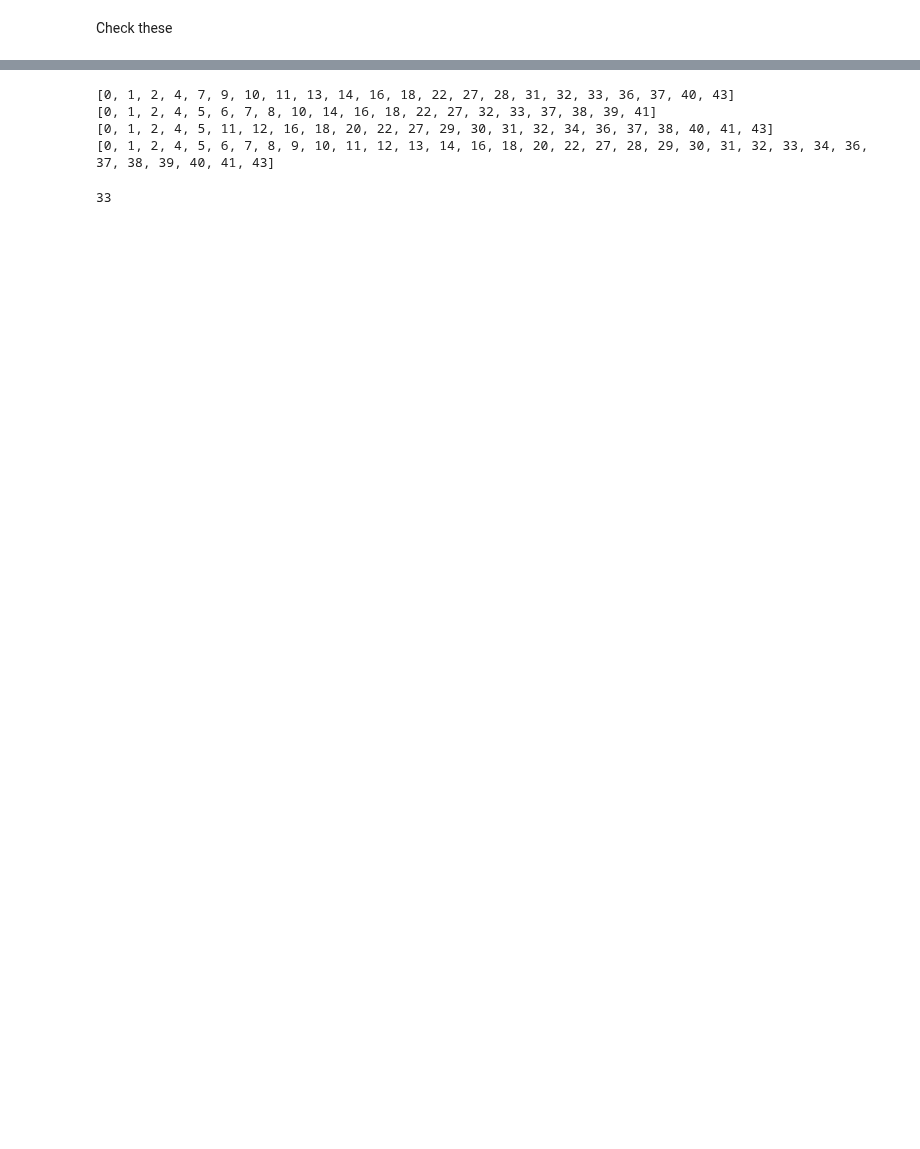
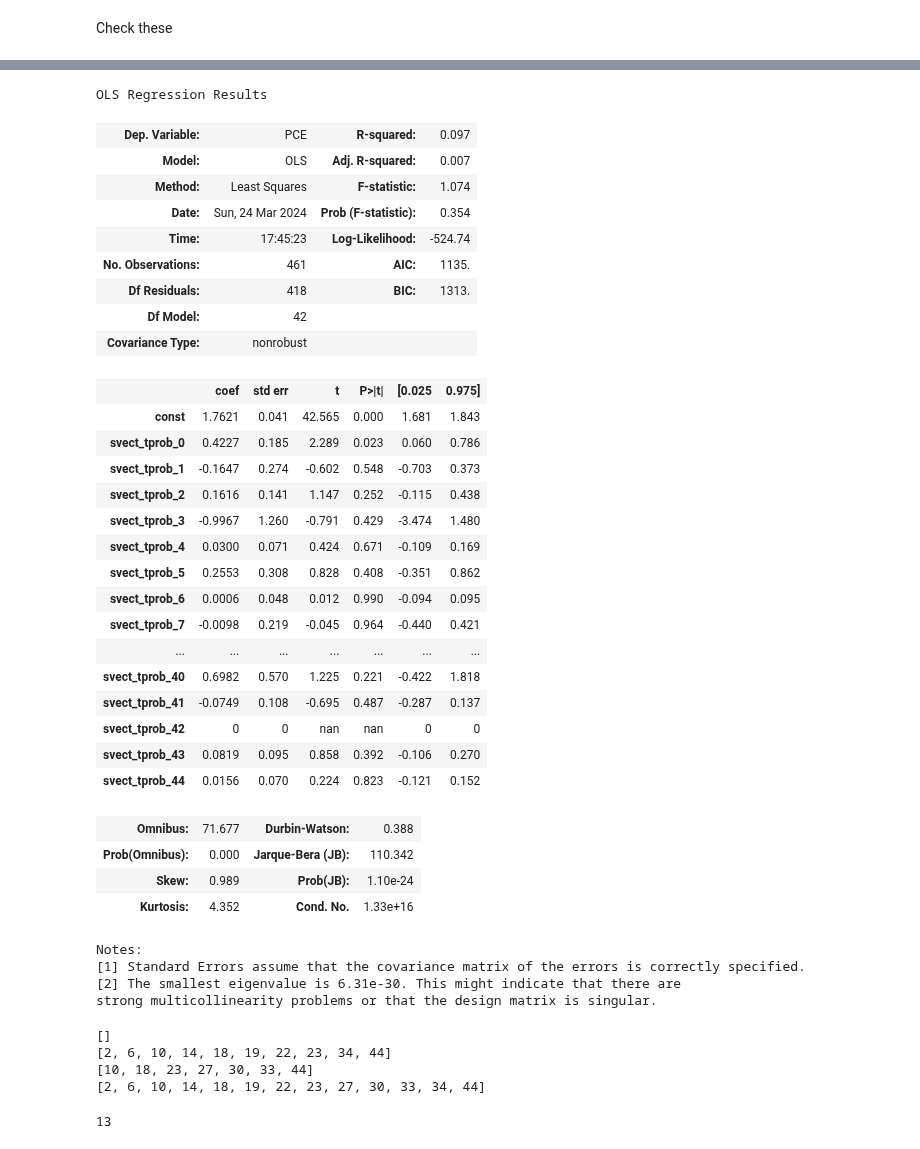
Before and after one commit to bendurham441/fed-nlp, a Jupyter notebook: external-validity/match_projections.ipynb, the cells around one changed output, grey strips where cells are left out. Drawn from its saved outputs; the diff is of its cells as text; code cells hidden in the pictures; blank space fills up the shorter version.

```diff
--- a/external-validity/match_projections.ipynb
+++ b/external-validity/match_projections.ipynb
@@ -221,10 +250,54 @@ panel = fore1Q.dropna(subset=tprob_cols + ['GDP', 'PCE', 'UN'])
+# %%
+import statsmodels.api as sm
+X = panel[svect_tprob_cols]
+y = panel['PCE']
+X = sm.add_constant(X)
+model = sm.OLS(y,X)
+results = model.fit()
+results.summary()
+# smf.ols()
+# %% [output]
+OLS Regression Results
+| Dep. Variable: | PCE | R-squared: | 0.097 |
+| Model: | OLS | Adj. R-squared: | 0.007 |
+| Method: | Least Squares | F-statistic: | 1.074 |
+| Date: | Sun, 24 Mar 2024 | Prob (F-statistic): | 0.354 |
+| Time: | 17:45:23 | Log-Likelihood: | -524.74 |
+| No. Observations: | 461 | AIC: | 1135. |
+| Df Residuals: | 418 | BIC: | 1313. |
+| Df Model: | 42 |  |  |
+| Covariance Type: | nonrobust |  |  |
+|  | coef | std err | t | P>|t| | [0.025 | 0.975] |
+| const | 1.7621 | 0.041 | 42.565 | 0.000 | 1.681 | 1.843 |
+| svect_tprob_0 | 0.4227 | 0.185 | 2.289 | 0.023 | 0.060 | 0.786 |
+| svect_tprob_1 | -0.1647 | 0.274 | -0.602 | 0.548 | -0.703 | 0.373 |
+| svect_tprob_2 | 0.1616 | 0.141 | 1.147 | 0.252 | -0.115 | 0.438 |
+| svect_tprob_3 | -0.9967 | 1.260 | -0.791 | 0.429 | -3.474 | 1.480 |
+| svect_tprob_4 | 0.0300 | 0.071 | 0.424 | 0.671 | -0.109 | 0.169 |
+| svect_tprob_5 | 0.2553 | 0.308 | 0.828 | 0.408 | -0.351 | 0.862 |
+| svect_tprob_6 | 0.0006 | 0.048 | 0.012 | 0.990 | -0.094 | 0.095 |
+| svect_tprob_7 | -0.0098 | 0.219 | -0.045 | 0.964 | -0.440 | 0.421 |
+| ... | ... | ... | ... | ... | ... | ... |
+| svect_tprob_40 | 0.6982 | 0.570 | 1.225 | 0.221 | -0.422 | 1.818 |
+| svect_tprob_41 | -0.0749 | 0.108 | -0.695 | 0.487 | -0.287 | 0.137 |
+| svect_tprob_42 | 0 | 0 | nan | nan | 0 | 0 |
+| svect_tprob_43 | 0.0819 | 0.095 | 0.858 | 0.392 | -0.106 | 0.270 |
+| svect_tprob_44 | 0.0156 | 0.070 | 0.224 | 0.823 | -0.121 | 0.152 |
+| Omnibus: | 71.677 | Durbin-Watson: | 0.388 |
+| Prob(Omnibus): | 0.000 | Jarque-Bera (JB): | 110.342 |
+| Skew: | 0.989 | Prob(JB): | 1.10e-24 |
+| Kurtosis: | 4.352 | Cond. No. | 1.33e+16 |
+Notes:
+[1] Standard Errors assume that the covariance matrix of the errors is correctly specified.
+[2] The smallest eigenvalue is 6.31e-30. This might indicate that there are
+strong multicollinearity problems or that the design matrix is singular.
 # %%
 import numpy as np
 
 keep_cols = np.zeros(45)
 
 for col in ['PCE', 'GDP', 'UN']:
-    X = panel[tprob_cols]
+    X = panel[svect_tprob_cols]
     y = panel[col]
 
     counts = np.zeros(45)
@@ -243,8 +316,8 @@ for col in ['PCE', 'GDP', 'UN']:
 print([i for i, val in enumerate(keep_cols) if val])
 sum(keep_cols)
 # %% [output]
-[0, 1, 2, 4, 7, 9, 10, 11, 13, 14, 16, 18, 22, 27, 28, 31, 32, 33, 36, 37, 40, 43]
-[0, 1, 2, 4, 5, 6, 7, 8, 10, 14, 16, 18, 22, 27, 32, 33, 37, 38, 39, 41]
-[0, 1, 2, 4, 5, 11, 12, 16, 18, 20, 22, 27, 29, 30, 31, 32, 34, 36, 37, 38, 40, 41, 43]
-[0, 1, 2, 4, 5, 6, 7, 8, 9, 10, 11, 12, 13, 14, 16, 18, 20, 22, 27, 28, 29, 30, 31, 32, 33, 34, 36, 37, 38, 39, 40, 41, 43]
+[]
+[2, 6, 10, 14, 18, 19, 22, 23, 34, 44]
+[10, 18, 23, 27, 30, 33, 44]
+[2, 6, 10, 14, 18, 19, 22, 23, 27, 30, 33, 34, 44]
-33
+13
```
Also changed, not shown: parts of 22 cells of this notebook, 1 other file.
